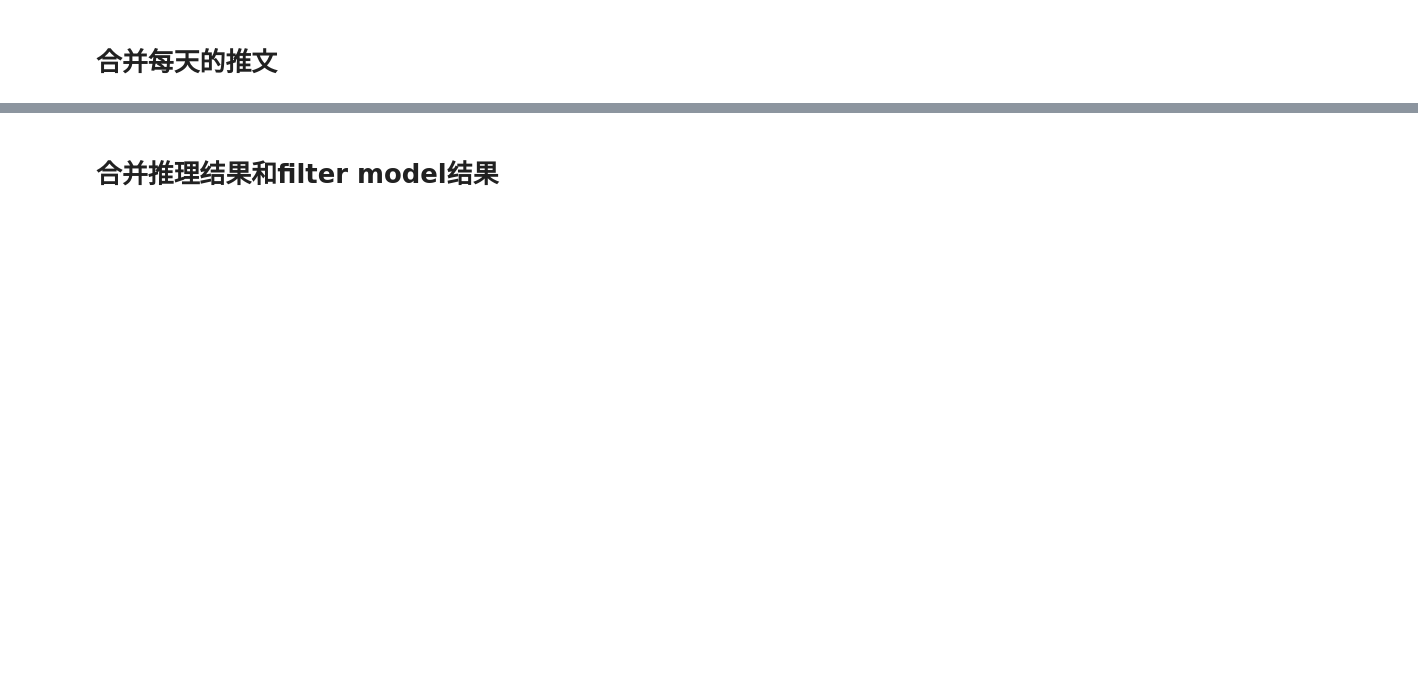
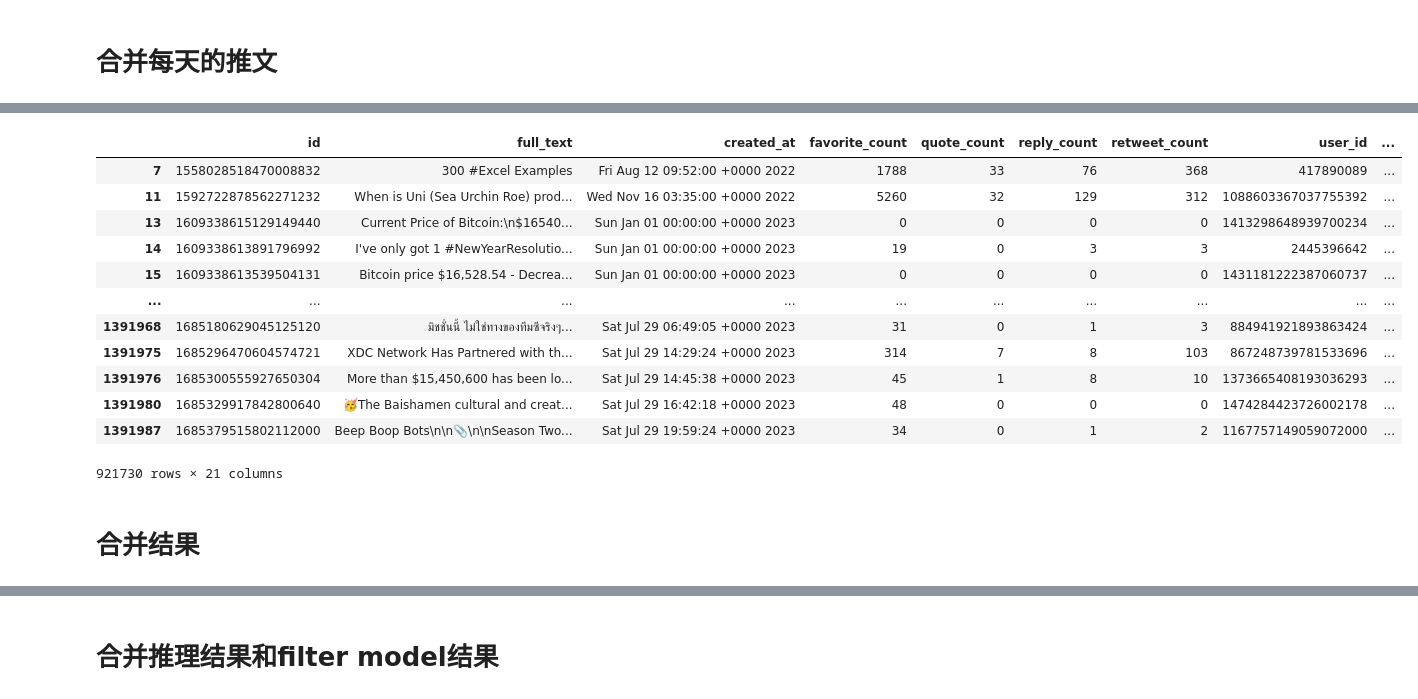
Before and after one commit to JachinLin2022/Digital_Research, a Jupyter notebook: bitcoin_scrapy/main.ipynb, the cells around one changed output, grey strips where cells are left out. Drawn from its saved outputs; the diff is of its cells as text; code cells hidden in the pictures; blank space fills up the shorter version.

```diff
--- a/bitcoin_scrapy/main.ipynb
+++ b/bitcoin_scrapy/main.ipynb
@@ -100,0 +242,14 @@ tweets_2022_1_3.csv 1000
+# %%
+# 合并filter_model
+import pandas as pd
+update_dir_path = '0730'
+update = pd.read_csv(f'update/{update_dir_path}/update.csv', dtype={'id':str})
+update.drop_duplicates(subset=['id'], keep='first', inplace=True)
+update.drop_duplicates(subset=['full_text'], keep='first', inplace=True)
+filter = pd.read_csv(f'update/{update_dir_path}/update_filter.csv', dtype={'id':str})
+print(update)
+print(filter)
+
+update_filter = pd.merge(update,filter,how='left',on='id')
+print(update_filter[update_filter['label'].isna()])
+update_filter[update_filter['label'] == 1][['id','full_text']].to_csv(f'update/{update_dir_path}/update_for_infer.csv',index=False)
@@ -100,0 +274,18 @@ tweets_2022_1_3.csv 1000
+# %%
+update_filter[update_filter['label'] == 1]
+# %% [output]
+|  | id | full_text | created_at | favorite_count | quote_count | reply_count | retweet_count | user_id | ... |
+| 7 | 1558028518470008832 | 300 #Excel Examples | Fri Aug 12 09:52:00 +0000 2022 | 1788 | 33 | 76 | 368 | 417890089 | ... |
+| 11 | 1592722878562271232 | When is Uni (Sea Urchin Roe) prod... | Wed Nov 16 03:35:00 +0000 2022 | 5260 | 32 | 129 | 312 | 1088603367037755392 | ... |
+| 13 | 1609338615129149440 | Current Price of Bitcoin:\n$16540... | Sun Jan 01 00:00:00 +0000 2023 | 0 | 0 | 0 | 0 | 1413298648939700234 | ... |
+| 14 | 1609338613891796992 | I've only got 1 #NewYearResolutio... | Sun Jan 01 00:00:00 +0000 2023 | 19 | 0 | 3 | 3 | 2445396642 | ... |
+| 15 | 1609338613539504131 | Bitcoin price $16,528.54 - Decrea... | Sun Jan 01 00:00:00 +0000 2023 | 0 | 0 | 0 | 0 | 1431181222387060737 | ... |
+| ... | ... | ... | ... | ... | ... | ... | ... | ... | ... |
+| 1391968 | 1685180629045125120 | มิชชั่นนี้ ไม่ใช่ทางของทีมซีจริงๆ... | Sat Jul 29 06:49:05 +0000 2023 | 31 | 0 | 1 | 3 | 884941921893863424 | ... |
+| 1391975 | 1685296470604574721 | XDC Network Has Partnered with th... | Sat Jul 29 14:29:24 +0000 2023 | 314 | 7 | 8 | 103 | 867248739781533696 | ... |
+| 1391976 | 1685300555927650304 | More than $15,450,600 has been lo... | Sat Jul 29 14:45:38 +0000 2023 | 45 | 1 | 8 | 10 | 1373665408193036293 | ... |
+| 1391980 | 1685329917842800640 | 🥳The Baishamen cultural and creat... | Sat Jul 29 16:42:18 +0000 2023 | 48 | 0 | 0 | 0 | 1474284423726002178 | ... |
+| 1391987 | 1685379515802112000 | Beep Boop Bots\n\n📎\n\nSeason Two... | Sat Jul 29 19:59:24 +0000 2023 | 34 | 0 | 1 | 2 | 1167757149059072000 | ... |
+921730 rows × 21 columns
+# %% [markdown]
+# 合并结果
```
Also changed, not shown: parts of 17 cells of this notebook, 15 other files.
